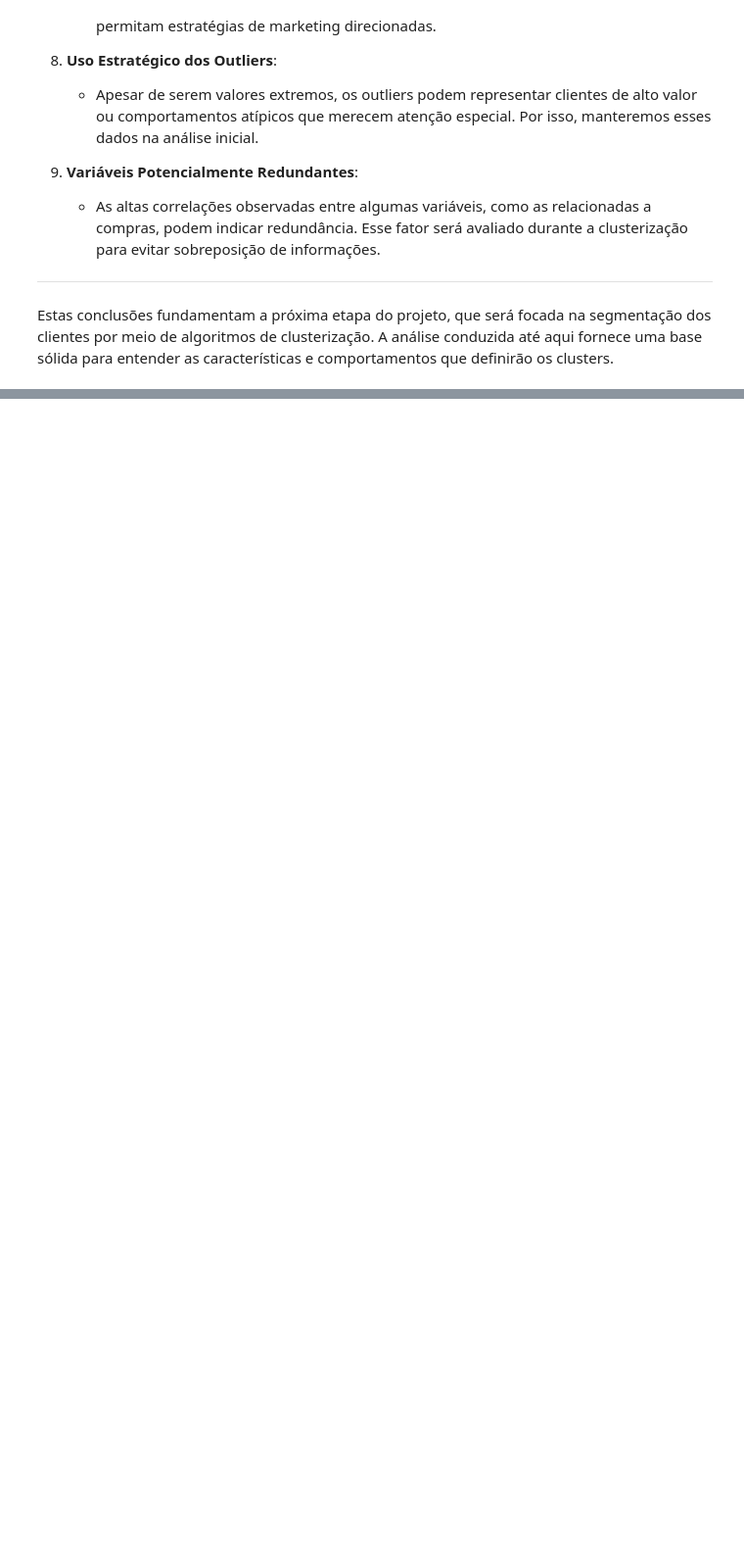
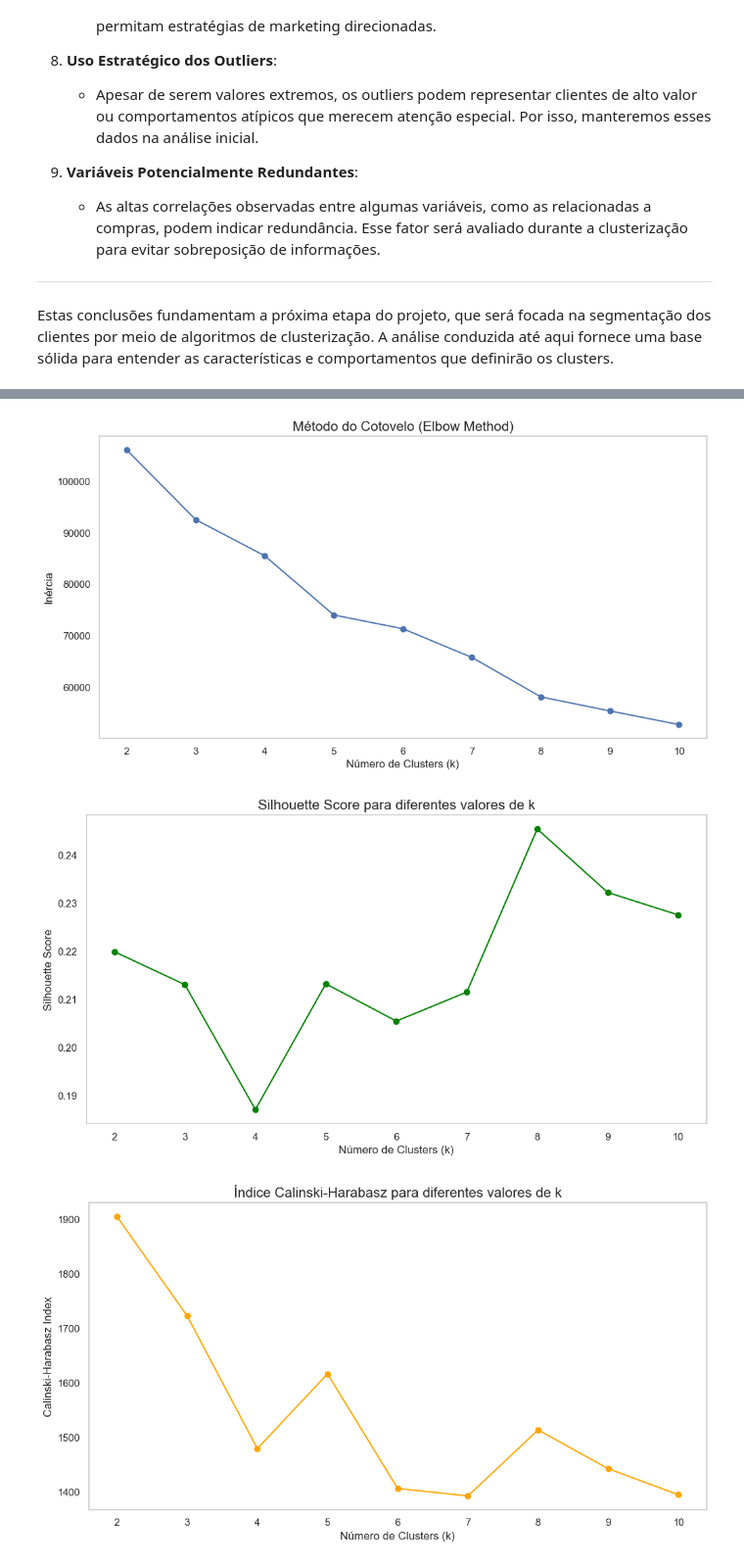
Before and after one commit to tnleite/credit-card-customer-clustering, a Jupyter notebook: 02-Analise/credit-card-customer-clustering.ipynb, the cells around one changed output, grey strips where cells are left out. Shown at 98% size. Cells and saved outputs as stored; diff of their text form; code cells hidden in the pictures; blank space fills up the shorter version.

```diff
--- a/02-Analise/credit-card-customer-clustering.ipynb
+++ b/02-Analise/credit-card-customer-clustering.ipynb
@@ -866,0 +938,18 @@ Estas conclusões fundamentam a próxima etapa do projeto, que será focada na s
+# %%
+# Etapa 1: Seleção de Variáveis Importantes para a Clusterização
+
+# Excluindo as colunas não relevantes para a clusterização
+# Justificativa:
+# - 'id_cliente': Identificador único que não contribui para a análise comportamental.
+# - 'valor_pagamentos': Altamente correlacionada com 'valor_total_compras', pode trazer redundância.
+# - 'valor_minimo_pagamentos': Redundante, pois 'percentual_pagamento_integral' já reflete o comportamento de pagamento.
+
+# Criando um novo DataFrame apenas com as colunas selecionadas
+variaveis_clusterizacao = df.drop(columns=['id_cliente', 'valor_pagamentos', 'valor_minimo_pagamentos'])
+
+# Verificando as dimensões e as colunas do DataFrame resultante
+print("Dimensões do DataFrame após a seleção de variáveis:", variaveis_clusterizacao.shape)
+print("Colunas selecionadas para clusterização:", list(variaveis_clusterizacao.columns))
+
+# Exibindo as 5 primeiras linhas do DataFrame para garantir que a seleção foi realizada corretamente
+variaveis_clusterizacao.head()
@@ -866,0 +1057,58 @@ Estas conclusões fundamentam a próxima etapa do projeto, que será focada na s
+# %%
+# Lista para armazenar as métricas para diferentes números de clusters
+inercia = []  # Soma dos erros quadrados
+silhouette_scores = []  # Silhouette Score
+calinski_harabasz_scores = []  # Calinski-Harabasz Index
+
+# Definindo os possíveis valores de k (número de clusters)
+range_clusters = range(2, 11)  # De 2 a 10 clusters
+
+# Loop para calcular as métricas para cada valor de k
+for k in range_clusters:
+    # Inicializando o modelo K-Means com o número atual de clusters
+    kmeans = KMeans(n_clusters=k, random_state=42)
+
+    # Ajustando o modelo aos dados normalizados
+    kmeans.fit(df_normalizado)
+
+    # Calculando a inércia (soma dos erros quadrados)
+    inercia.append(kmeans.inertia_)
+
+    # Calculando o Silhouette Score
+    silhouette_avg = silhouette_score(df_normalizado, kmeans.labels_)
+    silhouette_scores.append(silhouette_avg)
+
+    # Calculando o Calinski-Harabasz Index
+    ch_score = calinski_harabasz_score(df_normalizado, kmeans.labels_)
+    calinski_harabasz_scores.append(ch_score)
+
+# Plotando o Método do Cotovelo (Elbow Method)
+plt.figure(figsize=(12, 6))
+plt.plot(range_clusters, inercia, marker='o')
+plt.title('Método do Cotovelo (Elbow Method)', fontsize=15)
+plt.xlabel('Número de Clusters (k)', fontsize=12)
+plt.ylabel('Inércia', fontsize=12)
+plt.grid()
+plt.show()
+
+# Plotando o Silhouette Score para diferentes k
+plt.figure(figsize=(12, 6))
+plt.plot(range_clusters, silhouette_scores, marker='o', color='green')
+plt.title('Silhouette Score para diferentes valores de k', fontsize=15)
+plt.xlabel('Número de Clusters (k)', fontsize=12)
+plt.ylabel('Silhouette Score', fontsize=12)
+plt.grid()
+plt.show()
+
+# Plotando o Calinski-Harabasz Index para diferentes k
+plt.figure(figsize=(12, 6))
+plt.plot(range_clusters, calinski_harabasz_scores, marker='o', color='orange')
+plt.title('Índice Calinski-Harabasz para diferentes valores de k', fontsize=15)
+plt.xlabel('Número de Clusters (k)', fontsize=12)
+plt.ylabel('Calinski-Harabasz Index', fontsize=12)
+plt.grid()
+plt.show()
+# %% [output]
+[figure, added]
+[figure, added]
+[figure, added]
```
Also changed, not shown: parts of 11 cells of this notebook.
